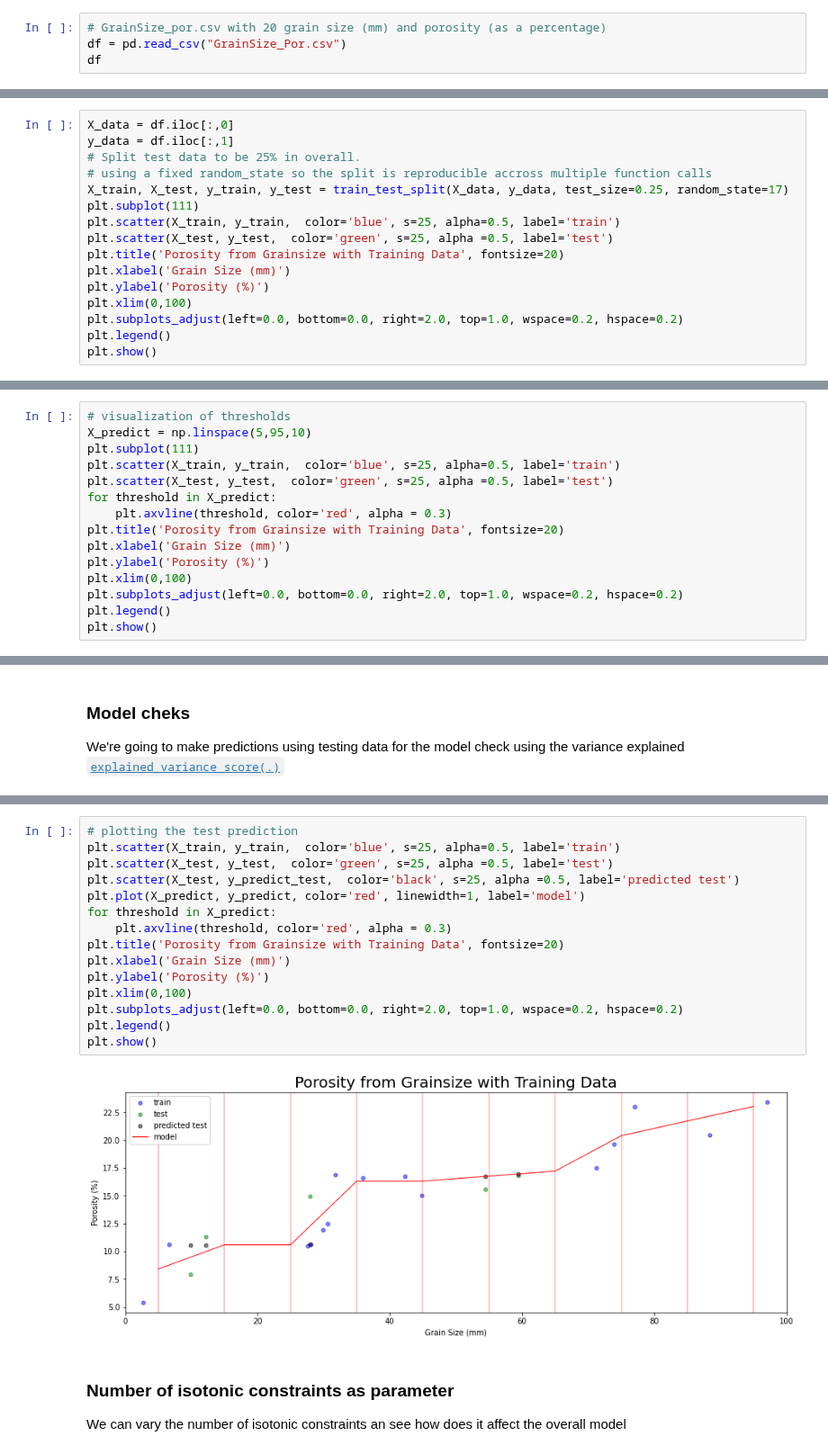
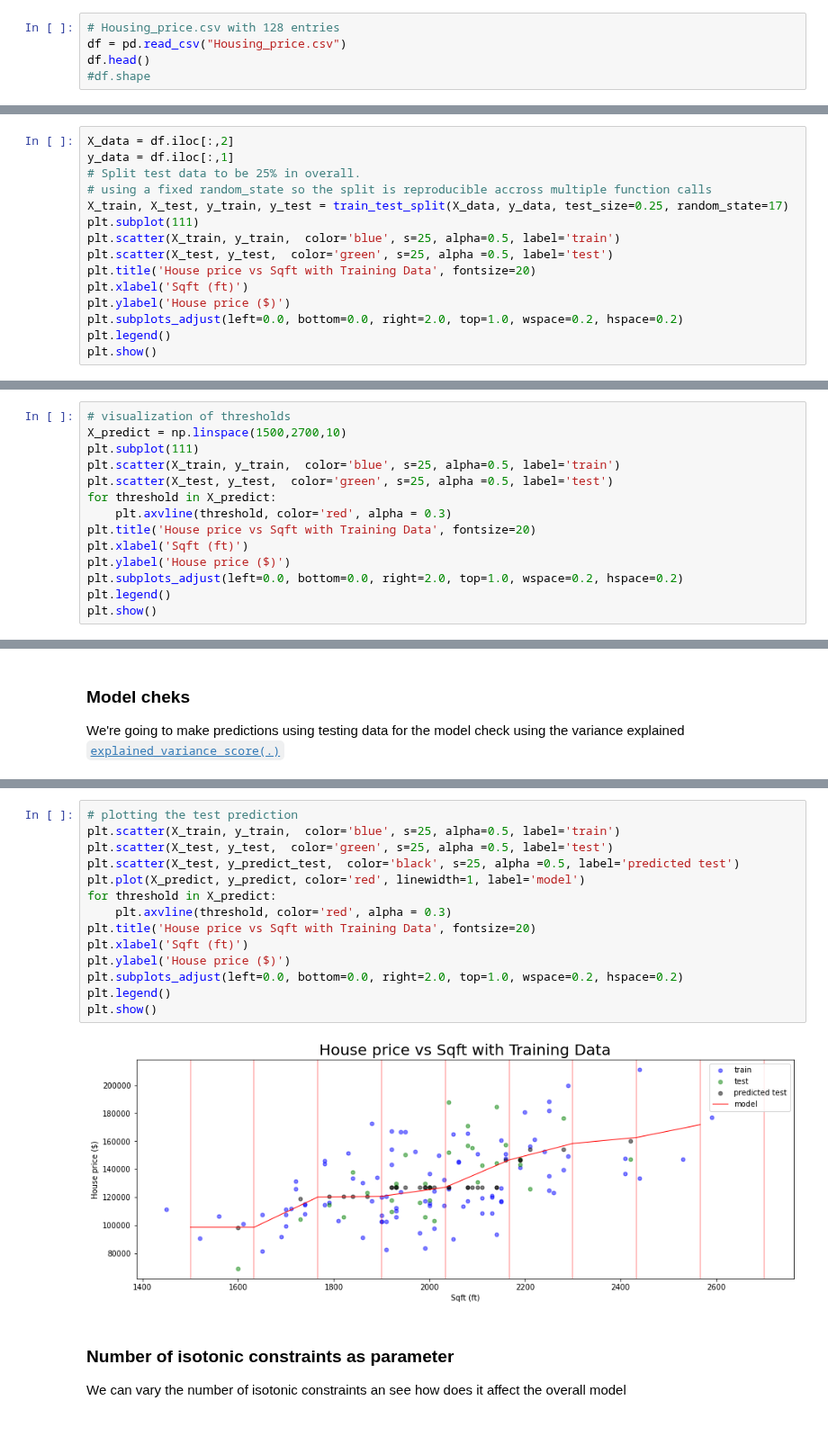
Before and after one commit to marcemq/dl-examples, a Jupyter notebook: IsotonicRegression.ipynb, the cells around one changed output, grey strips where cells are left out. Shown at 90% size. Drawn from its saved outputs; the diff is of its cells as text; blank space fills up the shorter version.

Commit message:
Using housing price data set for isotonic regression (#5)

```diff
--- a/IsotonicRegression.ipynb
+++ b/IsotonicRegression.ipynb
@@ -17,7 +17,8 @@ from sklearn.metrics import explained_variance_score
 # Set our working directory
 os.chdir("/Users/marcemq/reposWD")
 # %%
-# GrainSize_por.csv with 20 grain size (mm) and porosity (as a percentage)
-df = pd.read_csv("GrainSize_Por.csv")
-df
+# Housing_price.csv with 128 entries
+df = pd.read_csv("Housing_price.csv")
+df.head()
+#df.shape
 # %% [output]
@@ -42,7 +32,7 @@ df
 ### Preparing data for train and test
 We're going to do it using [`train_test_split(.)`](https://scikit-learn.org/stable/modules/generated/sklearn.model_selection.train_test_split.html) and then the data is going to be plotted.
 # %%
-X_data = df.iloc[:,0]
+X_data = df.iloc[:,2]
 y_data = df.iloc[:,1]
 # Split test data to be 25% in overall.
 # using a fixed random_state so the split is reproducible accross multiple function calls
@@ -50,10 +40,9 @@ X_train, X_test, y_train, y_test = train_test_split(X_data, y_data, test_size=0.
 plt.subplot(111)
 plt.scatter(X_train, y_train,  color='blue', s=25, alpha=0.5, label='train')
 plt.scatter(X_test, y_test,  color='green', s=25, alpha =0.5, label='test')
-plt.title('Porosity from Grainsize with Training Data', fontsize=20)
-plt.xlabel('Grain Size (mm)')
-plt.ylabel('Porosity (%)')
-plt.xlim(0,100)
+plt.title('House price vs Sqft with Training Data', fontsize=20)
+plt.xlabel('Sqft (ft)')
+plt.ylabel('House price ($)')
 plt.subplots_adjust(left=0.0, bottom=0.0, right=2.0, top=1.0, wspace=0.2, hspace=0.2)
 plt.legend()
 plt.show()
@@ -62,15 +51,14 @@ plt.show()
 # %%
 # visualization of thresholds
-X_predict = np.linspace(5,95,10)
+X_predict = np.linspace(1500,2700,10)
 plt.subplot(111)
 plt.scatter(X_train, y_train,  color='blue', s=25, alpha=0.5, label='train')
 plt.scatter(X_test, y_test,  color='green', s=25, alpha =0.5, label='test')
 for threshold in X_predict:
     plt.axvline(threshold, color='red', alpha = 0.3)
-plt.title('Porosity from Grainsize with Training Data', fontsize=20)
-plt.xlabel('Grain Size (mm)')
-plt.ylabel('Porosity (%)')
-plt.xlim(0,100)
+plt.title('House price vs Sqft with Training Data', fontsize=20)
+plt.xlabel('Sqft (ft)')
+plt.ylabel('House price ($)')
 plt.subplots_adjust(left=0.0, bottom=0.0, right=2.0, top=1.0, wspace=0.2, hspace=0.2)
 plt.legend()
 plt.show()
@@ -114,20 +102,19 @@ Variance Explained = 0.482
 # %%
 # plotting the test prediction
 plt.scatter(X_train, y_train,  color='blue', s=25, alpha=0.5, label='train')
 plt.scatter(X_test, y_test,  color='green', s=25, alpha =0.5, label='test')
 plt.scatter(X_test, y_predict_test,  color='black', s=25, alpha =0.5, label='predicted test')
 plt.plot(X_predict, y_predict, color='red', linewidth=1, label='model')
 for threshold in X_predict:
     plt.axvline(threshold, color='red', alpha = 0.3)
-plt.title('Porosity from Grainsize with Training Data', fontsize=20)
-plt.xlabel('Grain Size (mm)')
-plt.ylabel('Porosity (%)')
-plt.xlim(0,100)
+plt.title('House price vs Sqft with Training Data', fontsize=20)
+plt.xlabel('Sqft (ft)')
+plt.ylabel('House price ($)')
 plt.subplots_adjust(left=0.0, bottom=0.0, right=2.0, top=1.0, wspace=0.2, hspace=0.2)
 plt.legend()
 plt.show()
 # %% [output]
-[figure, old version]
+[figure, new version]
 # %% [markdown]
 ### Number of isotonic constraints as parameter
 We can vary the number of isotonic constraints an see how does it affect the overall model
```
Also changed, not shown: parts of 7 cells of this notebook.
